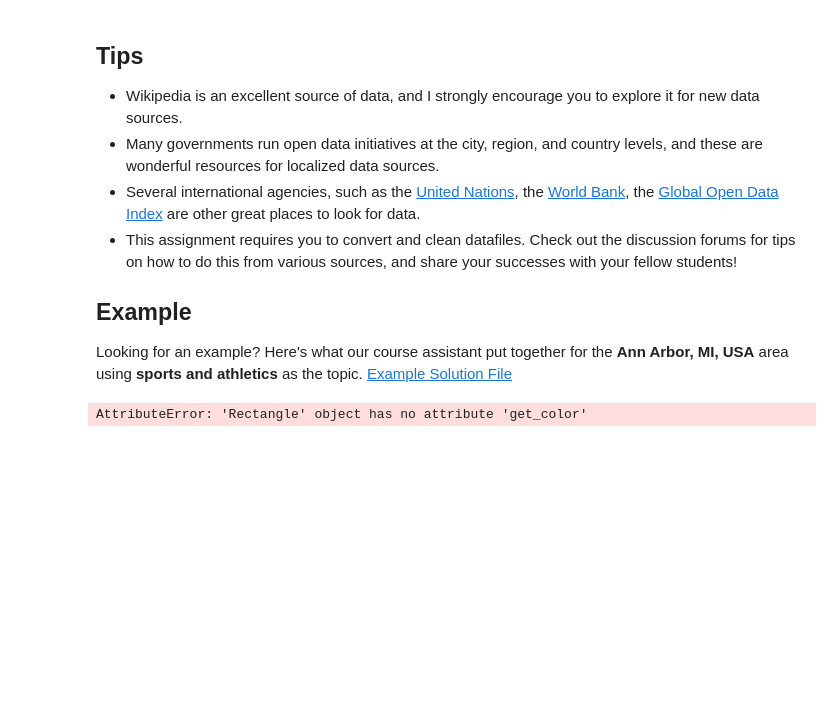
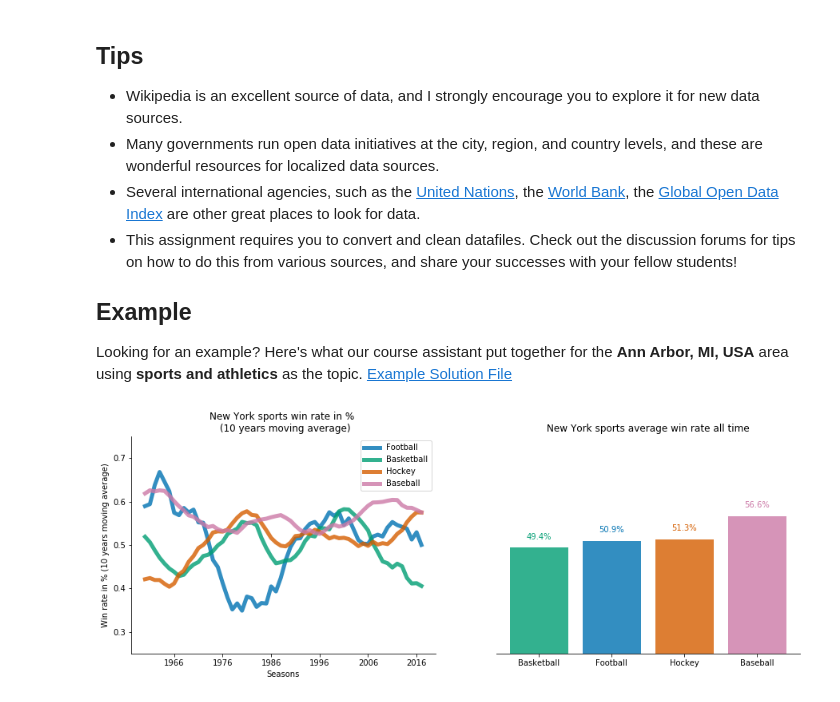
Before and after one commit to delislecl/NY_sports, a Jupyter notebook: Assignment4.ipynb, the cells around one changed output. Saved outputs shown, nothing was run; the diff lists cells and outputs as text; code cells hidden in the pictures; blank space fills up the shorter version.

```diff
--- a/Assignment4.ipynb
+++ b/Assignment4.ipynb
@@ -93,32 +93,33 @@ plt.style.use('seaborn-colorblind')
 
 fig, subaxes = plt.subplots(1, 2, figsize=(15,5))
 
 foot = subaxes[0].plot(gathered_data['success_rate_giants'], label='Football', alpha=0.8, linewidth=5)
 basket = subaxes[0].plot(gathered_data['success_rate_knicks'], label='Basketball', alpha=0.8, linewidth=5)
 hockey = subaxes[0].plot(gathered_data['success_rate_rangers'], label='Hockey', alpha=0.8, linewidth=5)
 baseball = subaxes[0].plot(gathered_data['success_rate_yankees'], label='Baseball', alpha=0.8, linewidth=5)
-subaxes[0].legend()
+subaxes[0].legend(loc='best')
+subaxes[0].xaxis.set_major_locator(plt.MaxNLocator(7))
 subaxes[0].set_title('New York sports win rate in % \n (10 years moving average)')
 subaxes[0].set_ylabel('Win rate in % (10 years moving average)')
 subaxes[0].set_xlabel('Seasons')
 subaxes[0].set_ylim(0.25,0.75)
 subaxes[0].spines['top'].set_visible(False)
 subaxes[0].spines['right'].set_visible(False)
 
 subaxes[1].bar(range(len(all_stats)), all_stats, alpha=0.8, color=[basket[0].get_color(), foot[0].get_color(), hockey[0].get_color(), baseball[0].get_color()])
 subaxes[1].set_xticks(range(len(all_stats)))
 subaxes[1].set_xticklabels(all_stats.index)
 subaxes[1].set_ylim(0.25,0.75)
 subaxes[1].spines['top'].set_visible(False)
 subaxes[1].spines['right'].set_visible(False)
 subaxes[1].spines['left'].set_visible(False)
 subaxes[1].get_yaxis().set_visible(False)
 subaxes[1].set_title('New York sports average win rate all time')
 
 labels = ['{perc:.1%}'.format(perc=d) for d in all_stats.values]
 for rect, label, plot in zip(subaxes[1].patches, labels, [basket, foot, hockey, baseball]):
     subaxes[1].text(rect.get_x() + rect.get_width() / 2, rect.get_height() +0.02, label, ha='center', color=plot[0].get_color())
 
 plt.show()
 # %% [output]
-AttributeError: 'Rectangle' object has no attribute 'get_color'
+[figure, added]
```
